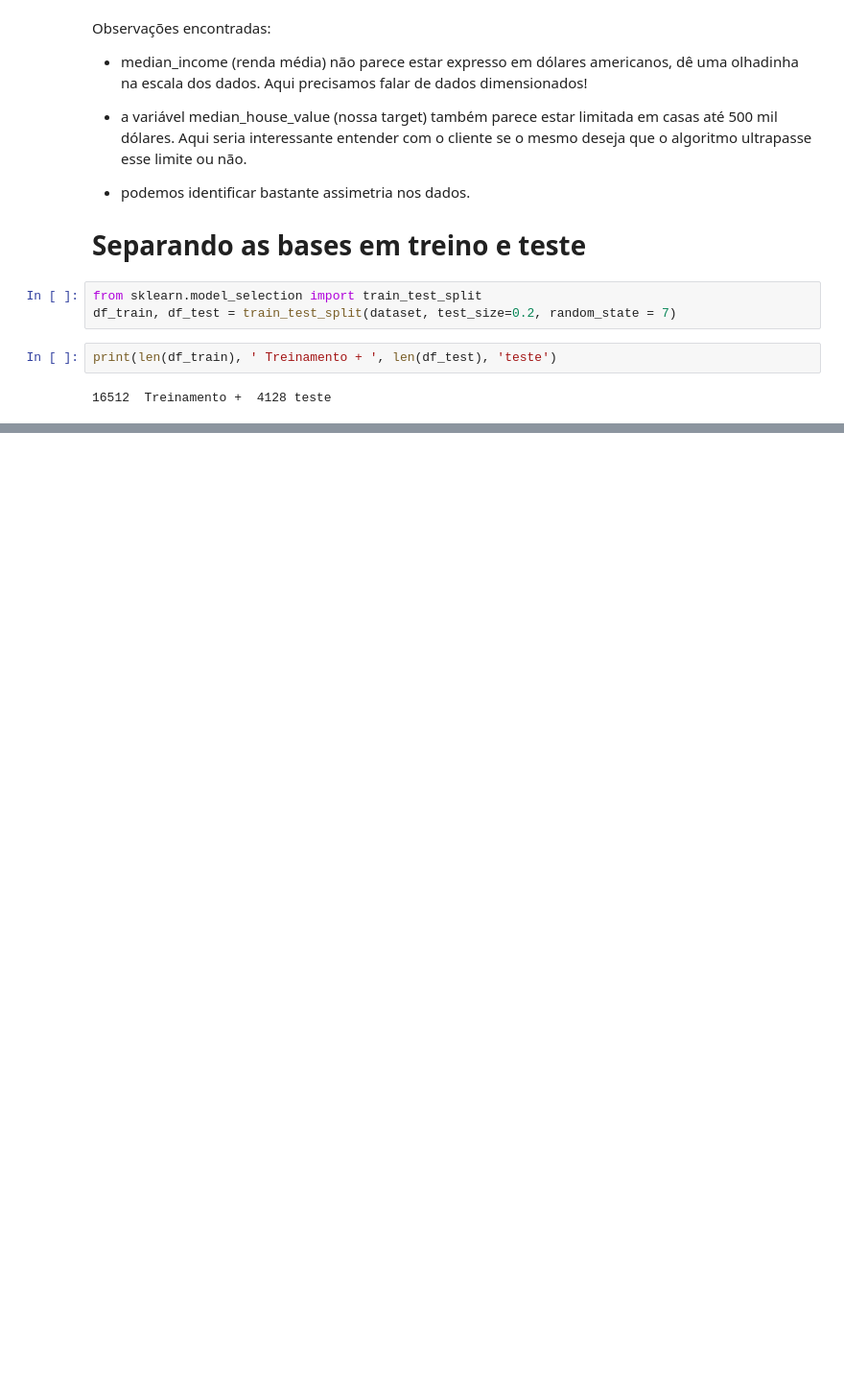
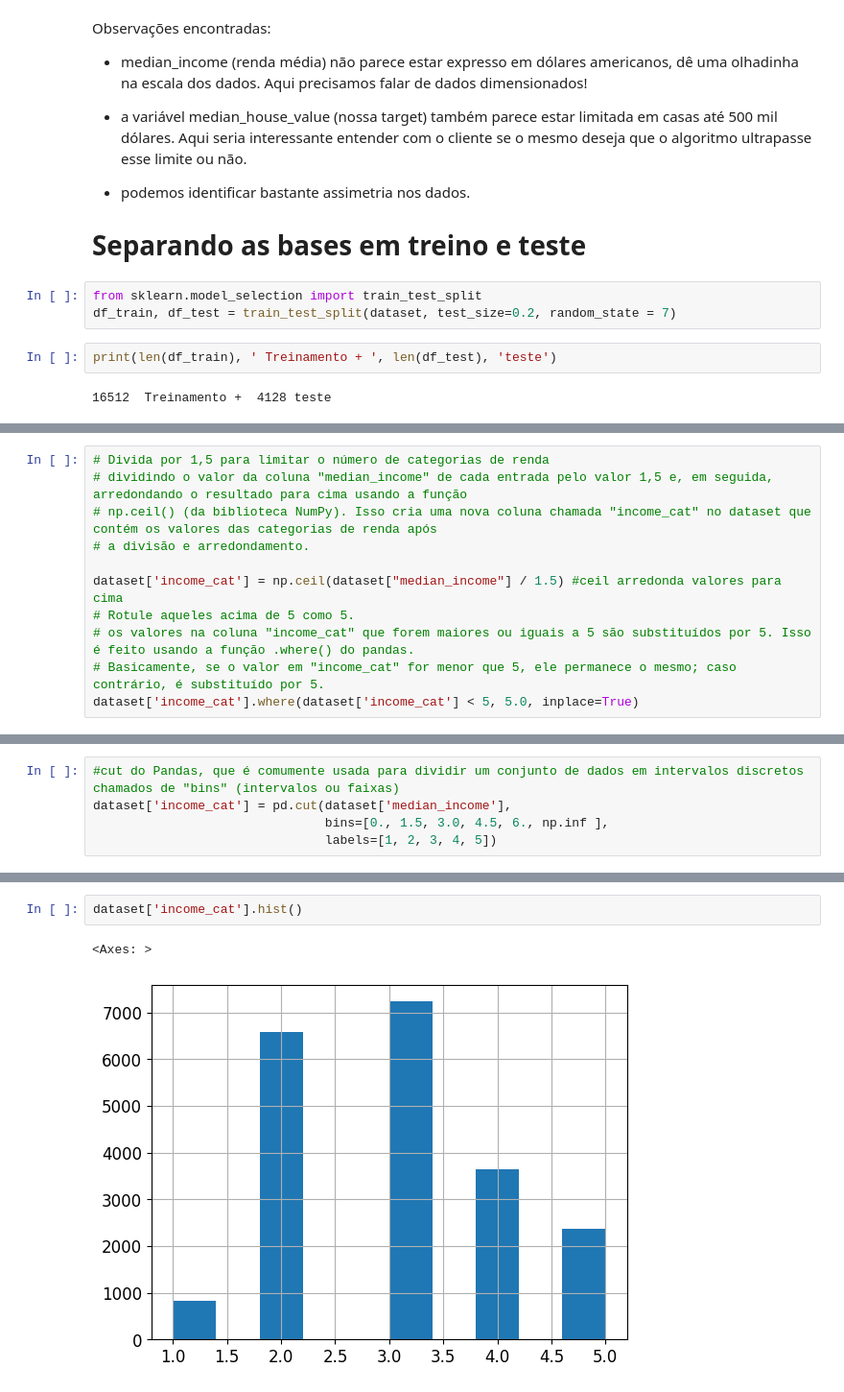
Before and after one commit to felippe-ribeiro/AulasIAFIAP, a Jupyter notebook: Fund_ML_Aula_2.ipynb, the cells around one changed output, grey strips where cells are left out. Shown at 96% size. Cells and saved outputs as stored; diff of their text form; blank space fills up the shorter version.

```diff
--- a/Fund_ML_Aula_2.ipynb
+++ b/Fund_ML_Aula_2.ipynb
@@ -126,0 +137,11 @@ print(len(df_train), ' Treinamento + ', len(df_test), 'teste')
+# %%
+# Divida por 1,5 para limitar o número de categorias de renda
+# dividindo o valor da coluna "median_income" de cada entrada pelo valor 1,5 e, em seguida, arredondando o resultado para cima usando a função
+# np.ceil() (da biblioteca NumPy). Isso cria uma nova coluna chamada "income_cat" no dataset que contém os valores das categorias de renda após
+# a divisão e arredondamento.
+
+dataset['income_cat'] = np.ceil(dataset["median_income"] / 1.5) #ceil arredonda valores para cima
+# Rotule aqueles acima de 5 como 5.
+# os valores na coluna "income_cat" que forem maiores ou iguais a 5 são substituídos por 5. Isso é feito usando a função .where() do pandas.
+# Basicamente, se o valor em "income_cat" for menor que 5, ele permanece o mesmo; caso contrário, é substituído por 5.
+dataset['income_cat'].where(dataset['income_cat'] < 5, 5.0, inplace=True)
@@ -126,0 +155,5 @@ print(len(df_train), ' Treinamento + ', len(df_test), 'teste')
+# %%
+#cut do Pandas, que é comumente usada para dividir um conjunto de dados em intervalos discretos chamados de "bins" (intervalos ou faixas)
+dataset['income_cat'] = pd.cut(dataset['median_income'],
+                               bins=[0., 1.5, 3.0, 4.5, 6., np.inf ],
+                               labels=[1, 2, 3, 4, 5])
@@ -126,0 +171,5 @@ print(len(df_train), ' Treinamento + ', len(df_test), 'teste')
+# %%
+dataset['income_cat'].hist()
+# %% [output]
+<Axes: >
+[figure, added]
```
Also changed, not shown: parts of 5 cells of this notebook.
